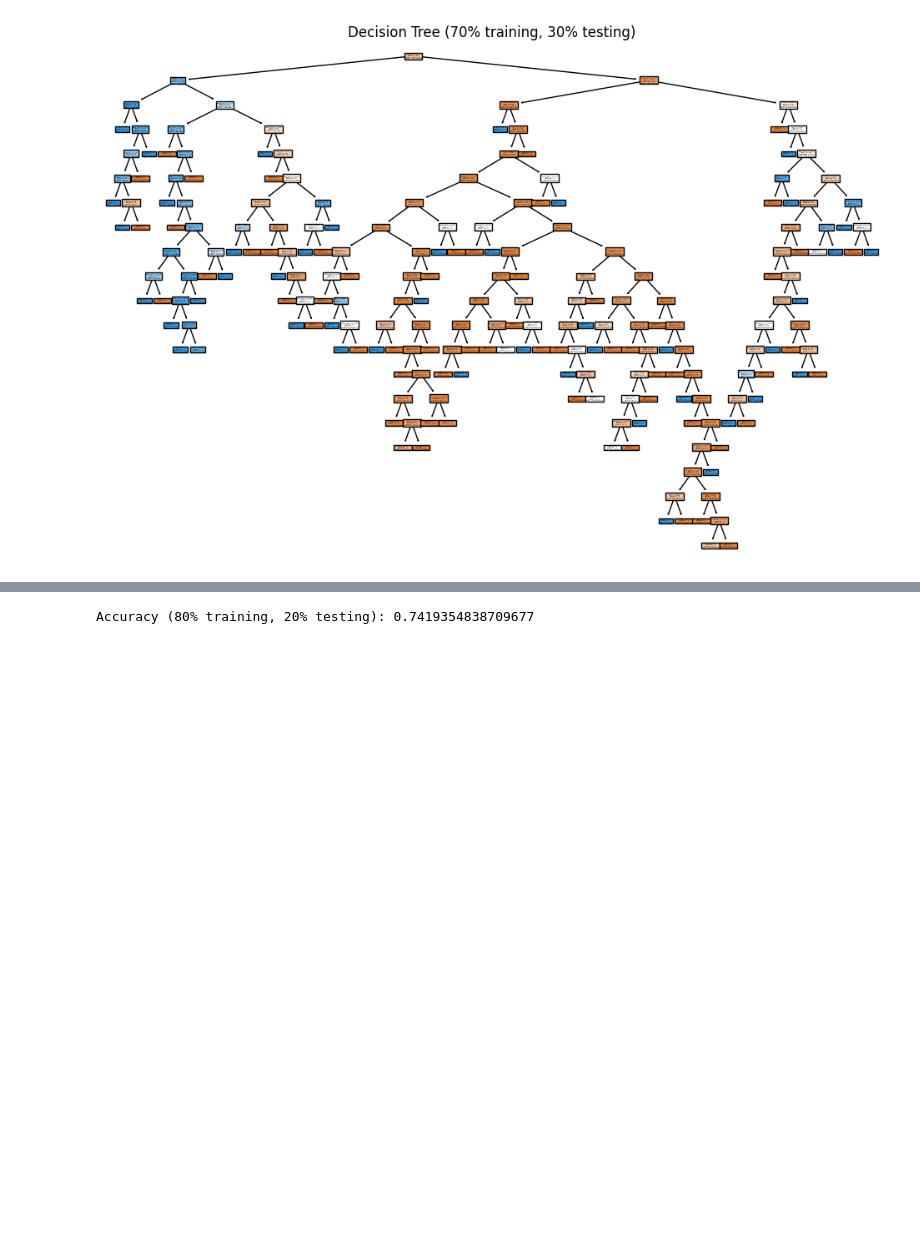
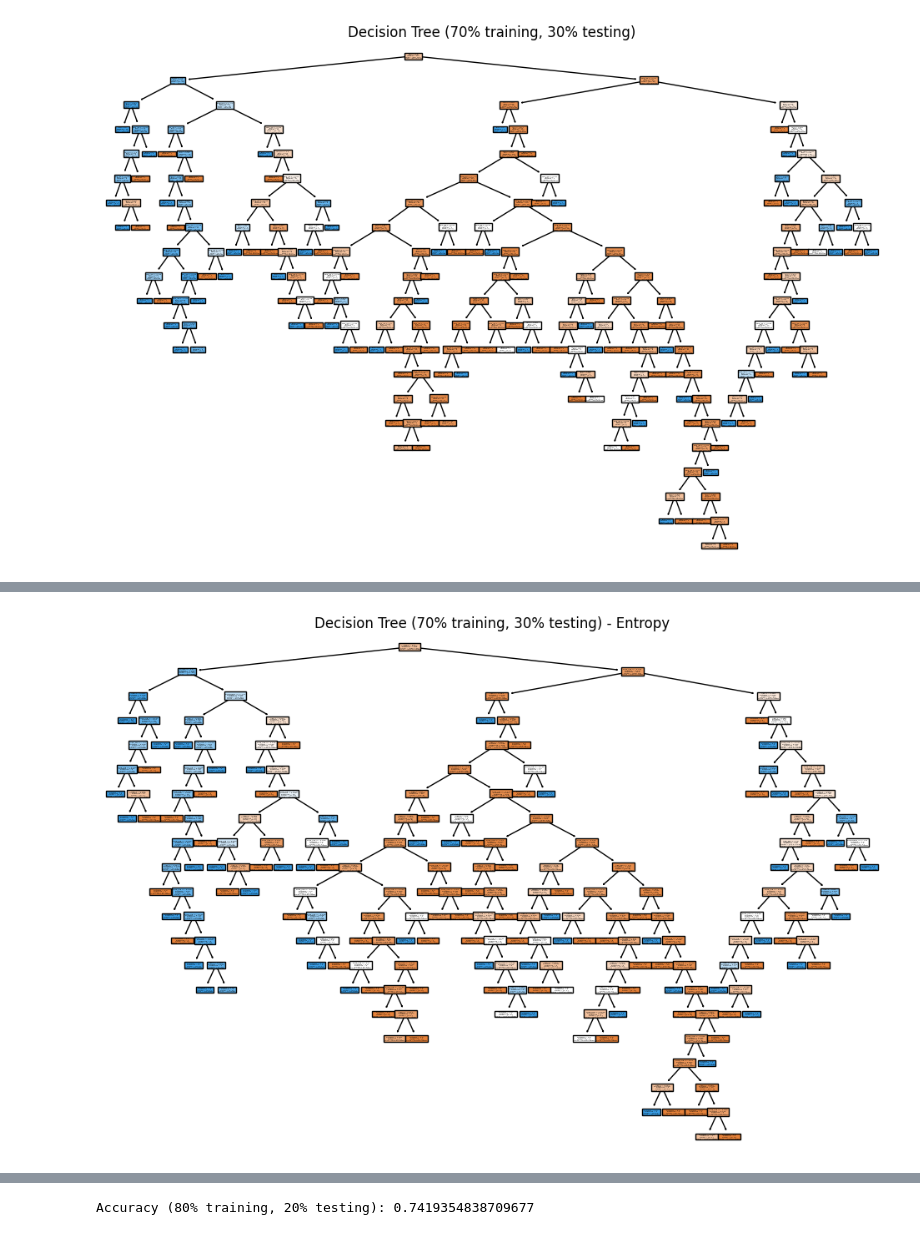
Before and after one commit to Leenasmk3/IT326-DataMining-Project, a Jupyter notebook: phase3.ipynb, the cells around one changed output, grey strips where cells are left out. Saved outputs shown, nothing was run; the diff lists cells and outputs as text; code cells hidden in the pictures; blank space fills up the shorter version.

```diff
--- a/phase3.ipynb
+++ b/phase3.ipynb
@@ -217,0 +259,11 @@ plt.show()
+# %%
+# Decision Tree (70% training, 30% testing) - Entropy
+plt.figure(figsize=(12, 8))
+plot_tree(model_70_entropy,
+          filled=True,
+          feature_names=X.columns,
+          class_names=['Not Survived', 'Survived'])
+plt.title("Decision Tree (70% training, 30% testing) - Entropy")
+plt.show()
+# %% [output]
+[figure, added]
```
Also changed, not shown: parts of 12 cells of this notebook.
